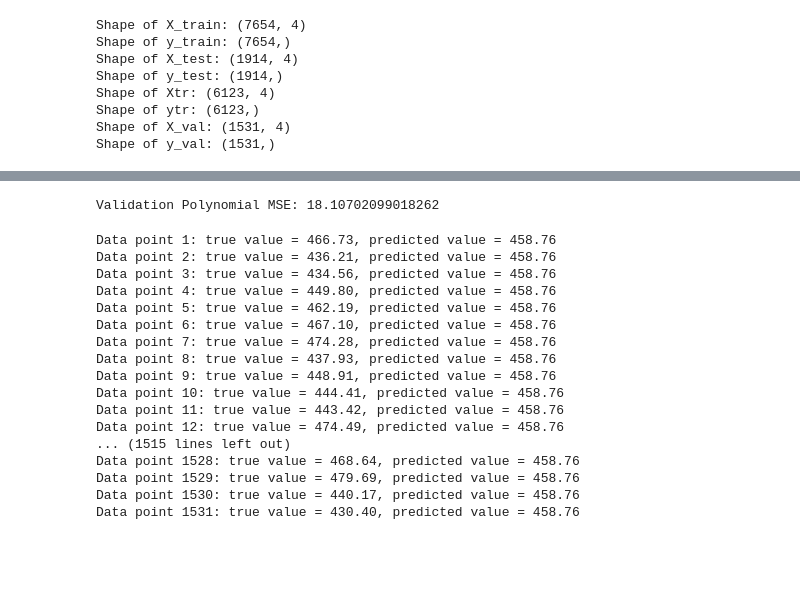
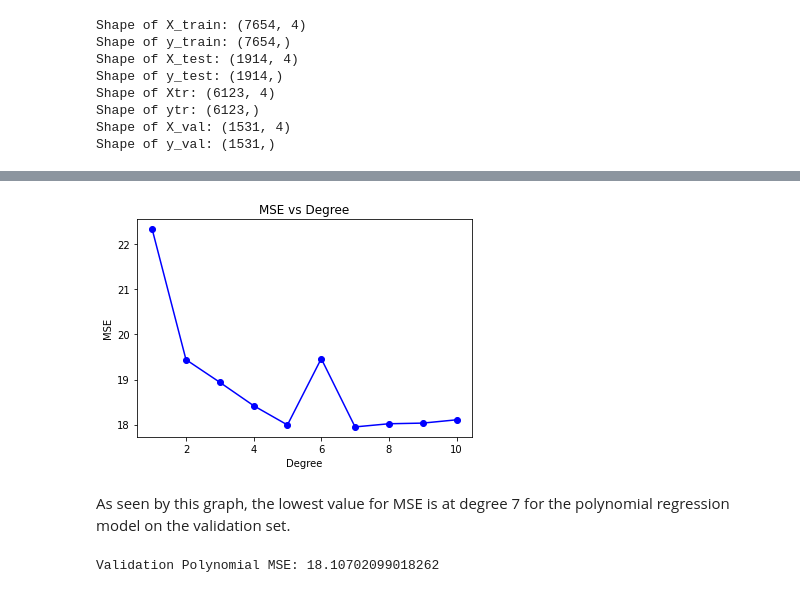
Before and after one commit to Courtsy/Intro-to-AI, a Jupyter notebook: AICoursework.ipynb, the cells around one changed output, grey strips where cells are left out. Saved outputs shown, nothing was run; the diff lists cells and outputs as text; code cells hidden in the pictures; blank space fills up the shorter version.

```diff
--- a/AICoursework.ipynb
+++ b/AICoursework.ipynb
@@ -209,3 +296,33 @@ Validation Polynomial MSE: [22.3313582551328, 19.44093225177628, 18.938506018238
+# %%
+
+degrees = range(1, 11)
+mse_values = []
+
+for degree in degrees:
+    # Fit polynomial regression model
+    poly = PolynomialFeatures(degree=degree)
+    Xtr_poly = poly.fit_transform(Xtr)
+    X_val_poly = poly.transform(X_val)
+    linreg_val_poly = LinearRegression()
+    linreg_val_poly.fit(Xtr_poly, ytr)
+
+    # Predict on validation set
+    ypred_val_poly = linreg_val_poly.predict(X_val_poly)
+
+    # Compute MSE
+    mse_val_poly = mean_squared_error(y_val, ypred_val_poly)
+    mse_values.append(mse_val_poly)
+
+# Plot MSE values against degree
+plt.plot(degrees, mse_values, 'bo-')
+plt.xlabel('Degree')
+plt.ylabel('MSE')
+plt.title('MSE vs Degree')
+plt.show()
+# %% [output]
+[figure, added]
+# %% [markdown]
+As seen by this graph, the lowest value for MSE is at degree 7 for the polynomial regression model on the validation set.
 # %%
 #calculating MSE on validation set for polynomial regression and comparing it to the MSE on validation set for linear regression
 
@@ -214,27 +331,3 @@ mse_val_poly = mean_squared_error(y_val, ypred_val_poly)
 print(f"Validation Polynomial MSE: {mse_val_poly}")
 # %% [output]
 Validation Polynomial MSE: 18.10702099018262
-# %%
-for i in range(len(X_val)):
-    x = X_val[i].reshape(1, -1)  # Reshape the data point to a 2D array
-    y_true = y_val[i]
-    ypred_val = linreg.predict(x)
-    print(f"Data point {i+1}: true value = {y_true:.2f}, predicted value = {y_pred[0]:.2f}")
-# %% [output]
-Data point 1: true value = 466.73, predicted value = 458.76
-Data point 2: true value = 436.21, predicted value = 458.76
-Data point 3: true value = 434.56, predicted value = 458.76
-Data point 4: true value = 449.80, predicted value = 458.76
-Data point 5: true value = 462.19, predicted value = 458.76
-Data point 6: true value = 467.10, predicted value = 458.76
-Data point 7: true value = 474.28, predicted value = 458.76
-Data point 8: true value = 437.93, predicted value = 458.76
-Data point 9: true value = 448.91, predicted value = 458.76
-Data point 10: true value = 444.41, predicted value = 458.76
-Data point 11: true value = 443.42, predicted value = 458.76
-Data point 12: true value = 474.49, predicted value = 458.76
-... (1515 lines left out)
-Data point 1528: true value = 468.64, predicted value = 458.76
-Data point 1529: true value = 479.69, predicted value = 458.76
-Data point 1530: true value = 440.17, predicted value = 458.76
-Data point 1531: true value = 430.40, predicted value = 458.76
```
Also changed, not shown: parts of 56 cells of this notebook.
